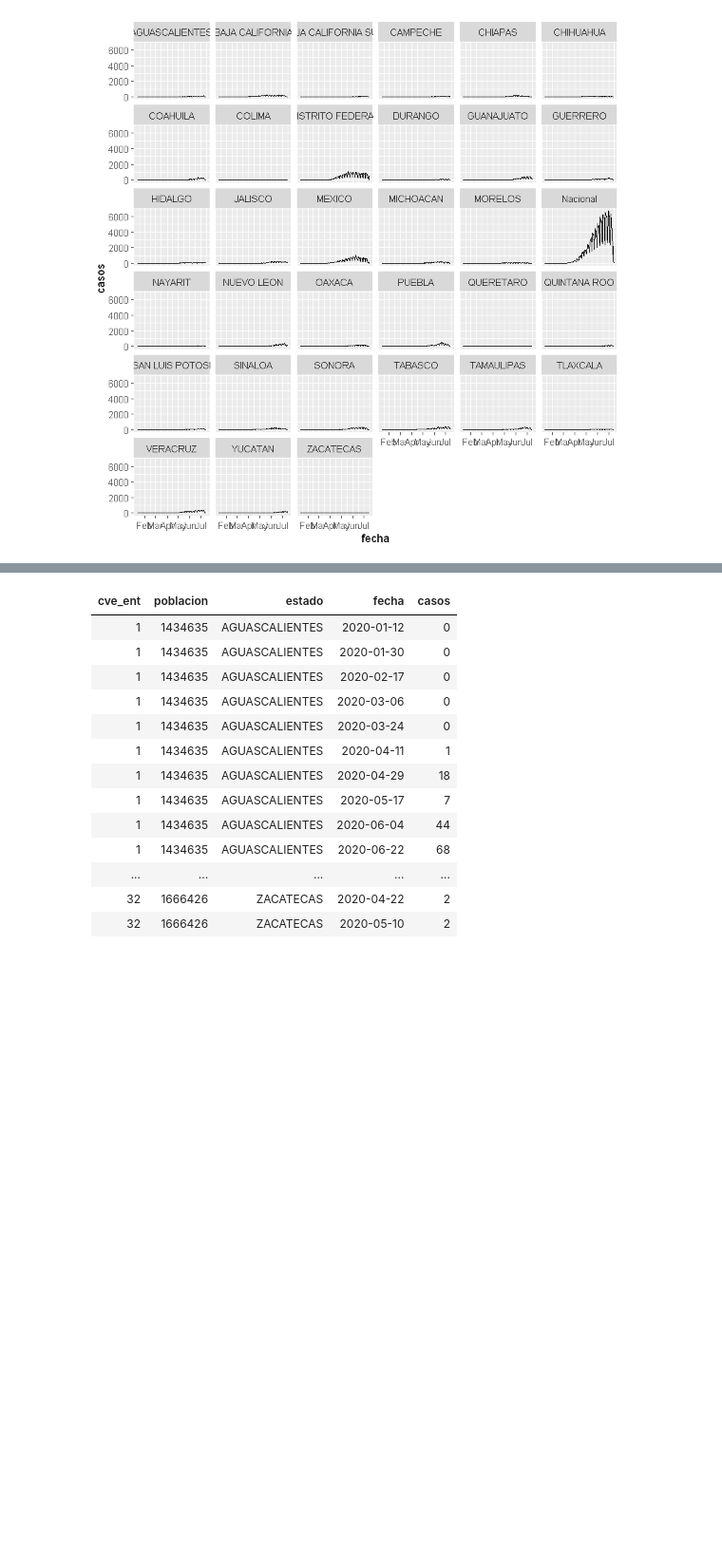
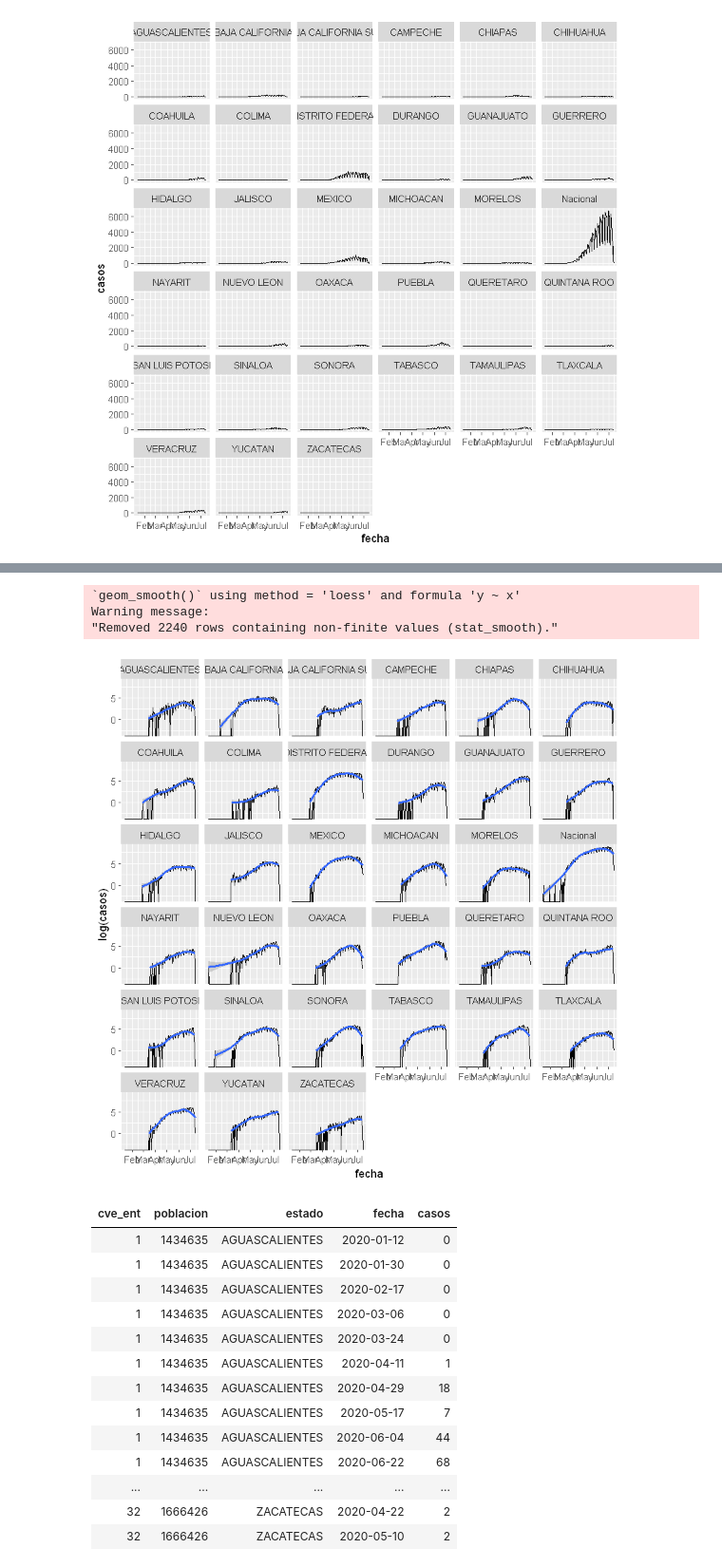
Before and after one commit to prope-2020-gh-classroom/practica-final-por-equipos-verano-2020-itam-vviiccttoorr, a Jupyter notebook: practica_final_equipo_4.ipynb, the cells around one changed output, grey strips where cells are left out. Shown: that part at 95% size. Drawn from its saved outputs; the diff is of its cells as text; code cells hidden in the pictures; blank space fills up the shorter version.

```diff
--- a/practica_final_equipo_4.ipynb
+++ b/practica_final_equipo_4.ipynb
@@ -136,3 +147,13 @@ ggplot(data=df_long, aes(x= fecha, y=casos)) +
+# %%
+ggplot(data=df_long, aes(x= fecha, y=log(casos))) +
+    geom_line() +
+    geom_smooth() +
+    facet_wrap(~estado)
+# %% [output]
+`geom_smooth()` using method = 'loess' and formula 'y ~ x'
+Warning message:
+"Removed 2240 rows containing non-finite values (stat_smooth)."
+[figure, added]
 # %%
 df_long %>%
         filter(estado==c("AGUASCALIENTES", "BAJA CALIFORNIA SUR", "CAMPECHE", "CHIAPAS", "CHIHUAHUA", "DISTRITO FEDERAL", "COAHUILA",
```
Also changed, not shown: parts of 14 cells of this notebook.
